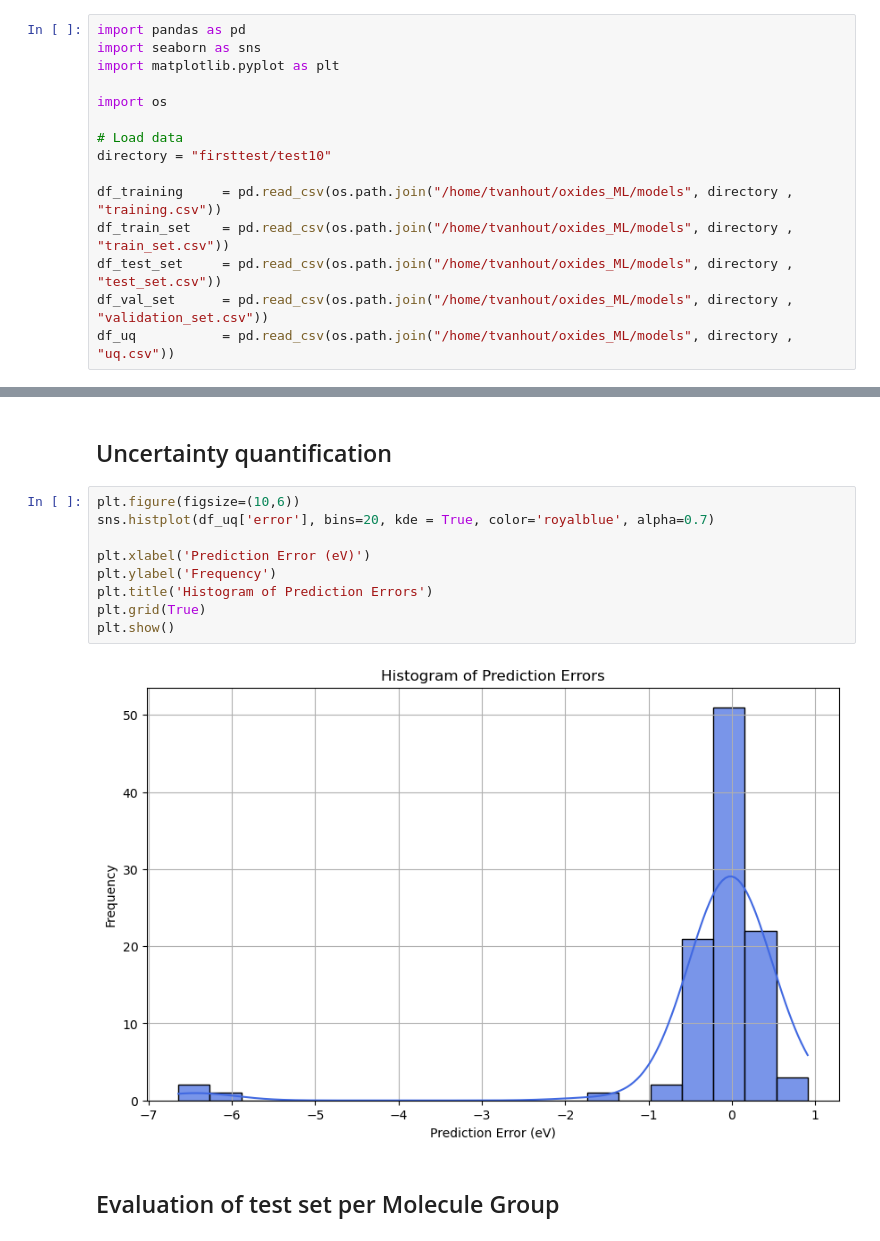
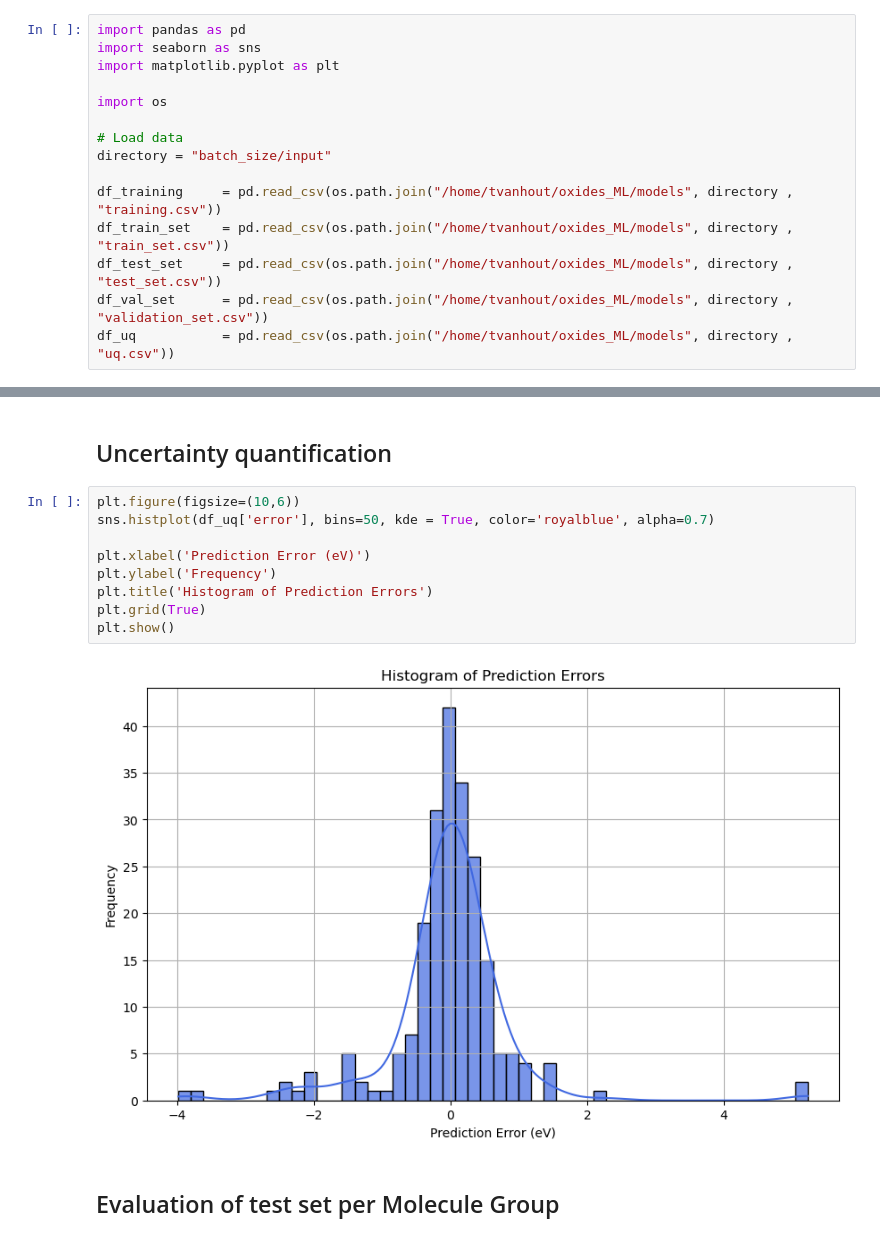
Before and after one commit to LopezGroup-ICIQ/oxides_ML, a Jupyter notebook: notebooks/ML_data_analysis.ipynb, the cells around one changed output, grey strips where cells are left out. Saved outputs shown, nothing was run; the diff lists cells and outputs as text.

```diff
--- a/notebooks/ML_data_analysis.ipynb
+++ b/notebooks/ML_data_analysis.ipynb
@@ -6,7 +6,7 @@ import matplotlib.pyplot as plt
 import os
 
 # Load data
-directory = "firsttest/test10"
+directory = "batch_size/input"
 
 df_training     = pd.read_csv(os.path.join("/home/tvanhout/oxides_ML/models", directory , "training.csv"))
 df_train_set    = pd.read_csv(os.path.join("/home/tvanhout/oxides_ML/models", directory , "train_set.csv"))
@@ -91,15 +91,15 @@ plt.show()
 ## Uncertainty quantification
 # %%
 plt.figure(figsize=(10,6))
-sns.histplot(df_uq['error'], bins=20, kde = True, color='royalblue', alpha=0.7)
+sns.histplot(df_uq['error'], bins=50, kde = True, color='royalblue', alpha=0.7)
 
 plt.xlabel('Prediction Error (eV)')
 plt.ylabel('Frequency')
 plt.title('Histogram of Prediction Errors')
 plt.grid(True)
 plt.show()
 # %% [output]
-[figure, old version]
+[figure, new version]
 # %% [markdown]
 ## Evaluation of test set per Molecule Group
 # %%
```
Also changed, not shown: parts of 7 cells of this notebook, 27 other files.
